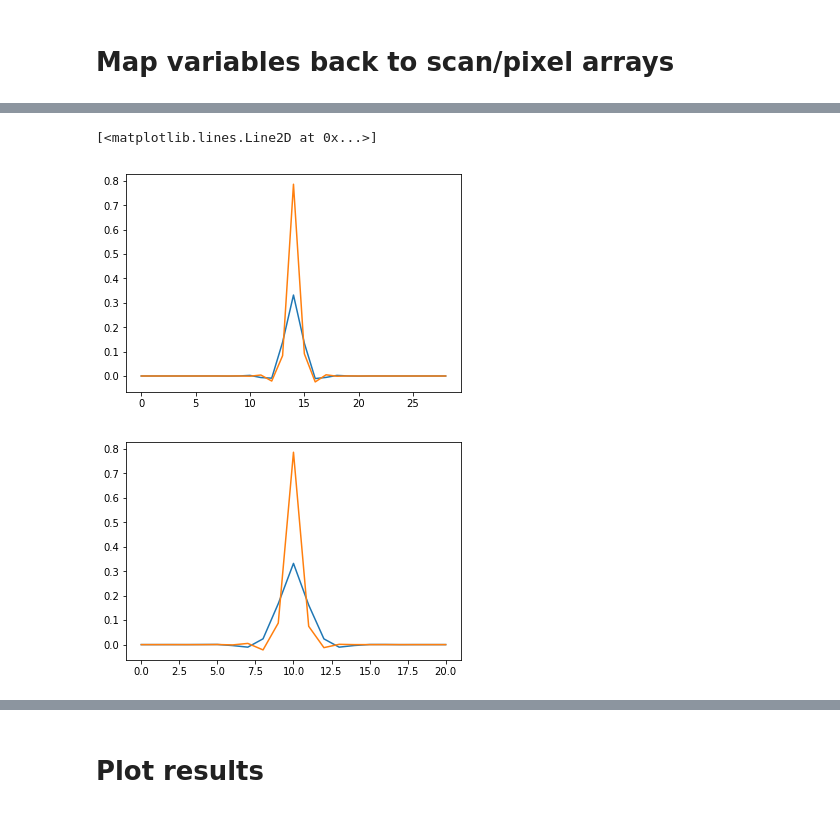
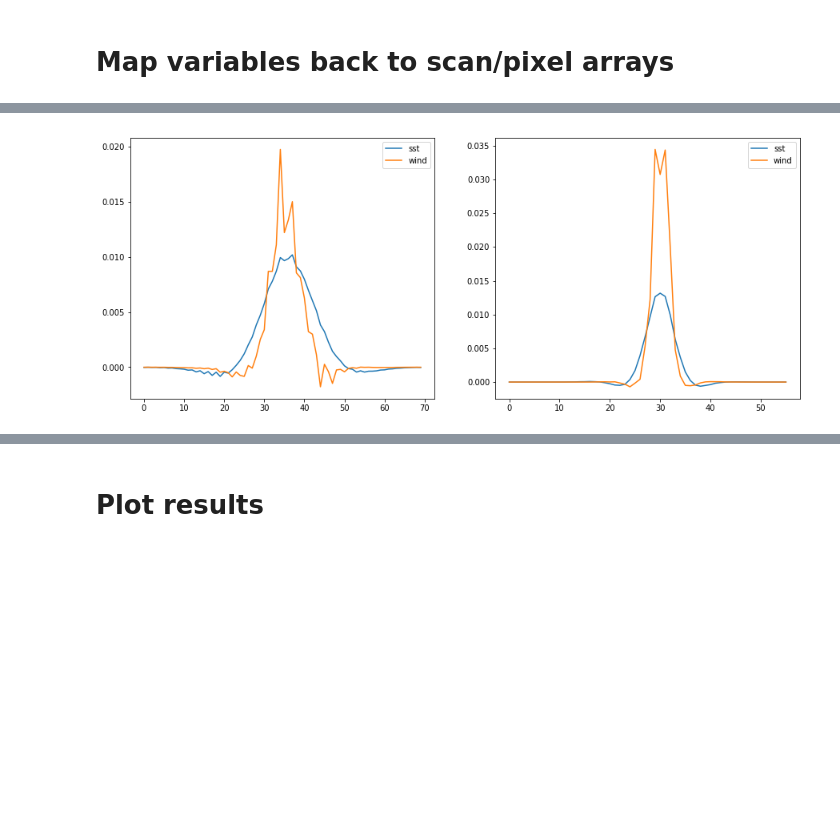
Before and after one commit to cheesetarian/amsr2_var, a Jupyter notebook: am2_mvar/retrieval_real_scenes.ipynb, the cells around one changed output, grey strips where cells are left out. Drawn from its saved outputs; the diff is of its cells as text; code cells hidden in the pictures; blank space fills up the shorter version.

```diff
--- a/am2_mvar/retrieval_real_scenes.ipynb
+++ b/am2_mvar/retrieval_real_scenes.ipynb
@@ -728,7 +737,10 @@ ws.antenna_response = gf4
 ws.sensor_responseInit()
 
 ## flipping from first two stokes components (I/Q) to V/H-pol Tb here...
-ws.instrument_pol = [5,6] # indices for V,H (1,2 are I,Q)
+if npol == 2:
+    ws.instrument_pol = [5,6] # indices for V,H (1,2 are I,Q)
+if npol == 1:
+    ws.instrument_pol = [1] # indices for V,H (1,2 are I,Q)
 
 ws.sensor_responsePolarisation()
 ws.sensor_responseAntenna()
@@ -787,16 +799,20 @@ rgrid dimensions:  (2, 21, 29)
 
 # set Xa (formally set in ARTS below)
 xa = np.zeros([nrvar, r_lat.size, r_lon.size]) # a priori matrix
+xflat = np.zeros([nrvar, r_lat.size, r_lon.size]) # 'flat' x for first guess, just means of xa fields
 print('Xa shape: ', xa.shape)
 xa[0,:,:] = x_back[0,:,:] #+np.random.normal(0,1,[r_lat.size,r_lon.size]) #+ 0.07  # set constant, or maybe some perturbation
 if nrvar>1:
     xa[1,:,:] = x_back[1,:,:]
-#xa[0,:,:] = np.mean(x_back[0,:,:]) #+np.random.normal(0,1,[r_lat.size,r_lon.size]) #+ 0.07  # set constant, or maybe some perturbation
-#if nrvar>1:
-#    xa[1,:,:] = np.mean(x_back[1,:,:])
+for n in range(nrvar):
+    xflat[n,:,:] = np.mean(xa[n,:,:]) #, axis=(1,2))
 
 # then observation errors (first just sensor noise)
-se_cov = np.diag(np.tile(np.repeat((noise_fac*nedt)**2,2), npix*nscans ))
+all_noise = np.repeat((noise_fac*nedt),2)
+if scene == 'aus': all_noise[1],all_noise[3],all_noise[5] = 50,50,2 # no weighting to 6H/7H in this case, less for 10H
+print('noise used in Se: ',all_noise)
+se_cov = np.diag(np.tile( all_noise**2, npix*nscans ))
+#se_cov = np.diag(np.tile(np.repeat((noise_fac*nedt)**2,2), npix*nscans ))
 print('Se cov shape: ', se_cov.shape) # square matrix of side length npix*nscans*nf*2
 
 # calculate distances between points on retrieval grid for distance-dependent correlations in sx_cov
@@ -824,7 +840,8 @@ sx_cov = np.zeros([len_rgrid,len_rgrid, nsx], order="C")
 # common for both:
 sx_cov[:,:,0] = np.diag( np.tile(sx_sst**2, len_rgrid))
 corrs_sst = np.exp(-dists/deco_sst)
-sx_cov[:,:,0]  = sx_sst * sx_sst * corrs_sst[:,:]  # FOR NON-LOC-DEP SX_SST    i.e.  cov = r * sig * sig
+if deco_sst > .1:
+    sx_cov[:,:,0]  = sx_sst * sx_sst * corrs_sst[:,:]  # FOR NON-LOC-DEP SX_SST    i.e.  cov = r * sig * sig
 #for x in range(len_rgrid):
 #    for y in range(len_rgrid):
 #        sx_cov[x,y,0]  = sx_sst * sx_sst * corrs_sst[x,y]  # i.e.  cov = r * sig * sig
@@ -832,7 +849,8 @@ sx_cov[:,:,0]  = sx_sst * sx_sst * corrs_sst[:,:]  # FOR NON-LOC-DEP SX_SST    i
 if nrvar==2:  # wind and cross-correlations
     corrs_wsp = np.exp(-dists/deco_wsp)
     sx_cov[:,:,1] = np.diag( np.tile(sx_wsp**2, len_rgrid))
-    sx_cov[:,:,1] = sx_wsp * sx_wsp * corrs_wsp[:,:]  # if sx_wsp is NOT function of loc, calc here
+    if deco_wsp > .1:
+        sx_cov[:,:,1] = sx_wsp * sx_wsp * corrs_wsp[:,:]  # if sx_wsp is NOT function of loc, calc here
     #sx_cov[:,:,2] = sx_wsp * sx_sst * corrs_wsp[:,:] * xcorr  # cross correlations -- again, NOT f(loc)
     #for x in range(len_rgrid):
     #    for y in range(len_rgrid):
@@ -868,7 +887,8 @@ for c in range(nf*2):
 
 # define first guess for x in iteration. if no ws.x is set before OEM runs, it uses ws.xa.
 #### flatten xa/whatever in correct order for ARTS
-firstg = np.concatenate([bla.flatten(order = "f") for bla in xa])
+#firstg = np.concatenate([bla.flatten(order = "f") for bla in xa])
+firstg = np.concatenate([bla.flatten(order = "f") for bla in xflat])
 ws.x = firstg
 #ws.x = ws.xa #firstg
 # %% [output]
@@ -1120,8 +1143,10 @@ if nrvar>1:
     Amat_chosen2 = np.copy( Amat[len_rgrid:, len_rgrid:].reshape(len_rgrid,r_lat.size,r_lon.size,order="F") )
 
 # pick a rgrid point in middle of grid and extract Amat:
-ehn = int(len_rgrid/2.0)# +32)
+ehn = int(len_rgrid/2.0 +30)
 print(ehn)
+print('A1 sum: ',np.sum(Amat_chosen1[ehn,:,:]))
+print('A2 sum: ',np.sum(Amat_chosen2[ehn,:,:]))
 plt.figure(figsize=[9,7])
 plt.pcolor(Amat_chosen1[ehn,:,:])
 plt.colorbar()
@@ -1167,15 +1194,15 @@ wsp @ 414 0.9986936825198496
 # %%
 # looks like (with all freqs) wind has maybe 12-20km resolution,  more like 20-30km for SST
-plt.figure()
-plt.plot(Amat_chosen1[ehn,int(r_lat.size/2),:]) #35:60
-plt.plot(Amat_chosen2[ehn,int(r_lat.size/2),:])
-plt.figure()
-plt.plot(Amat_chosen1[ehn,:,int(r_lon.size/2)]) #10:38
-plt.plot(Amat_chosen2[ehn,:,int(r_lon.size/2)])
+f, axs = plt.subplots(1, 2, figsize=[15,6])
+axs[0].plot(Amat_chosen1[ehn,int(r_lat.size/2),:],label='sst') #35:60
+axs[0].plot(Amat_chosen2[ehn,int(r_lat.size/2),:],label='wind')
+axs[0].legend()
+axs[1].plot(Amat_chosen1[ehn,:,int(r_lon.size/2)],label='sst') #10:38
+axs[1].plot(Amat_chosen2[ehn,:,int(r_lon.size/2)],label='wind')
+axs[1].legend()
+if sv: plt.savefig('imgr/avg-kernel_'+pv+'.png',bbox_inches='tight',dpi=200)
 # %% [output]
-[<matplotlib.lines.Line2D at 0x...>]
-[figure, old version]
+[figure, new version]
-[figure, removed]
 # %%
 # yf is y_fit whereas y itself is the measurement vector here, so obs-sim is y-yf:
 ydif = np.copy( ws.y.value - ws.yf.value )
```
Also changed, not shown: parts of 35 cells of this notebook.
